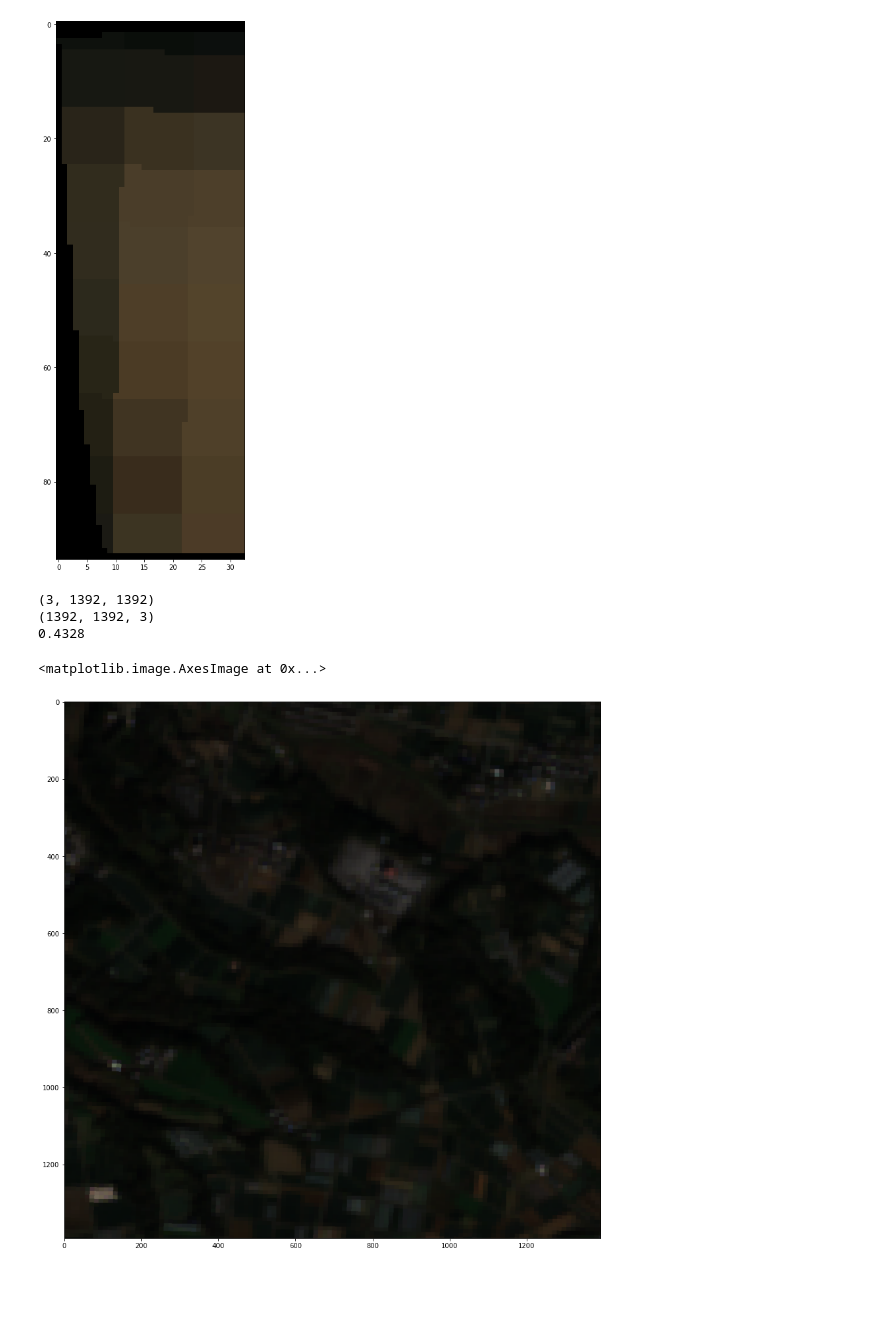
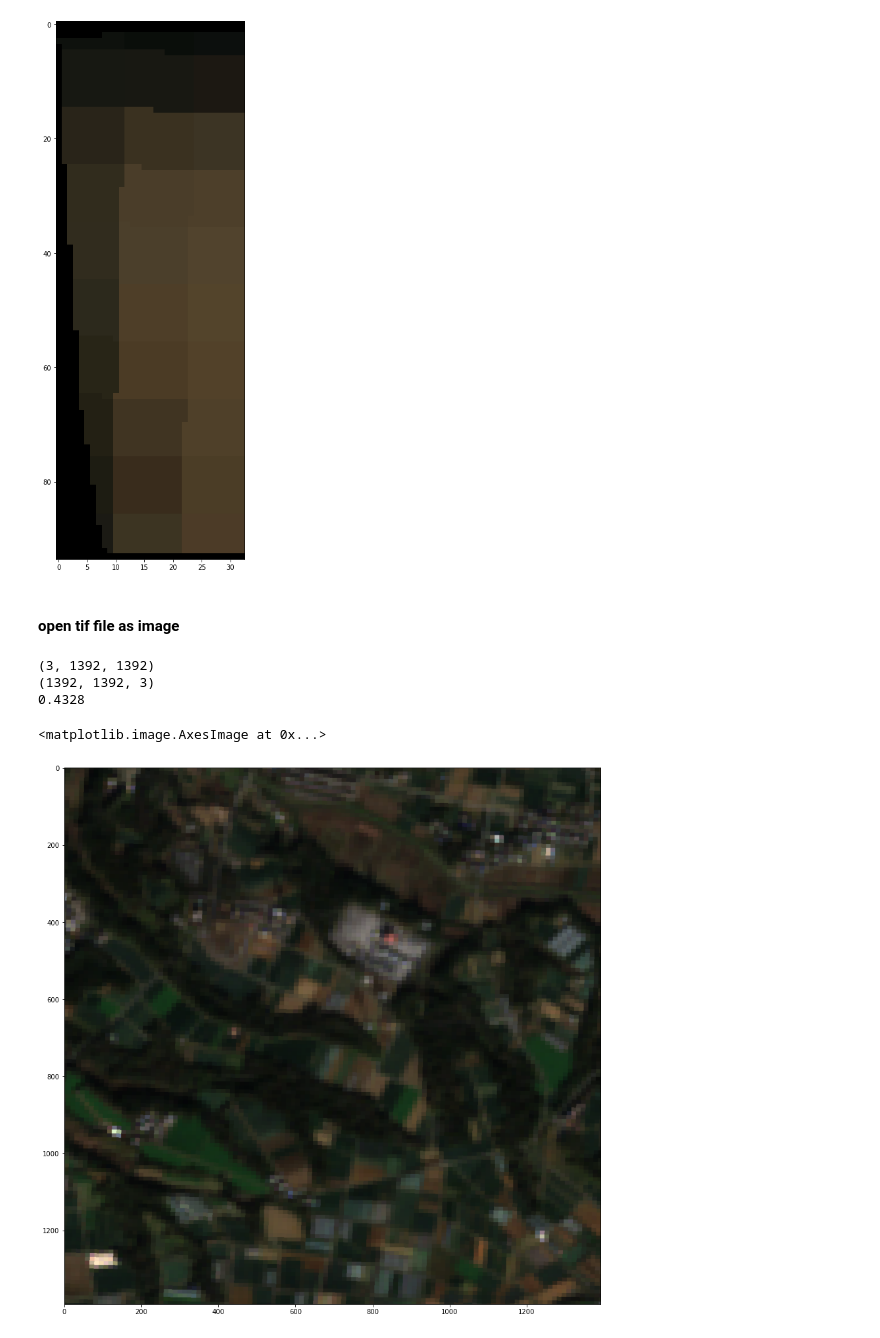
Before and after one commit to toluwajosh/plot_on_maps, a Jupyter notebook: read_tiff.ipynb, the cells around one changed output. Drawn from its saved outputs; the diff is of its cells as text; code cells hidden in the pictures; blank space fills up the shorter version.

```diff
--- a/read_tiff.ipynb
+++ b/read_tiff.ipynb
@@ -154,20 +131,22 @@ ax.imshow(np.transpose(out_image, (1,2,0)))
 # %%
 import matplotlib.pyplot as plt
 %matplotlib inline
+# %% [markdown]
+#### open tif file as image
 # %%
 from osgeo import gdal
 import numpy as np
 ds = gdal.Open('toyohashi_export_full_scale_smaller.tif').ReadAsArray()
 print(ds.shape)
 # image = np.concatenate([ds[4:5], ds[3:4], ds[2:3]], 0)
 image = np.transpose(ds, (1,2,0))
 print(image.shape)
 print(image.max())
 fig, ax = plt.subplots(figsize=(15, 15))
-ax.imshow(image)
+ax.imshow(image/image.max()) # normalized
 # %% [output]
 (3, 1392, 1392)
 (1392, 1392, 3)
 0.4328
 <matplotlib.image.AxesImage at 0x...>
-[figure, old version]
+[figure, new version]
```
Also changed, not shown: parts of 9 cells of this notebook.
